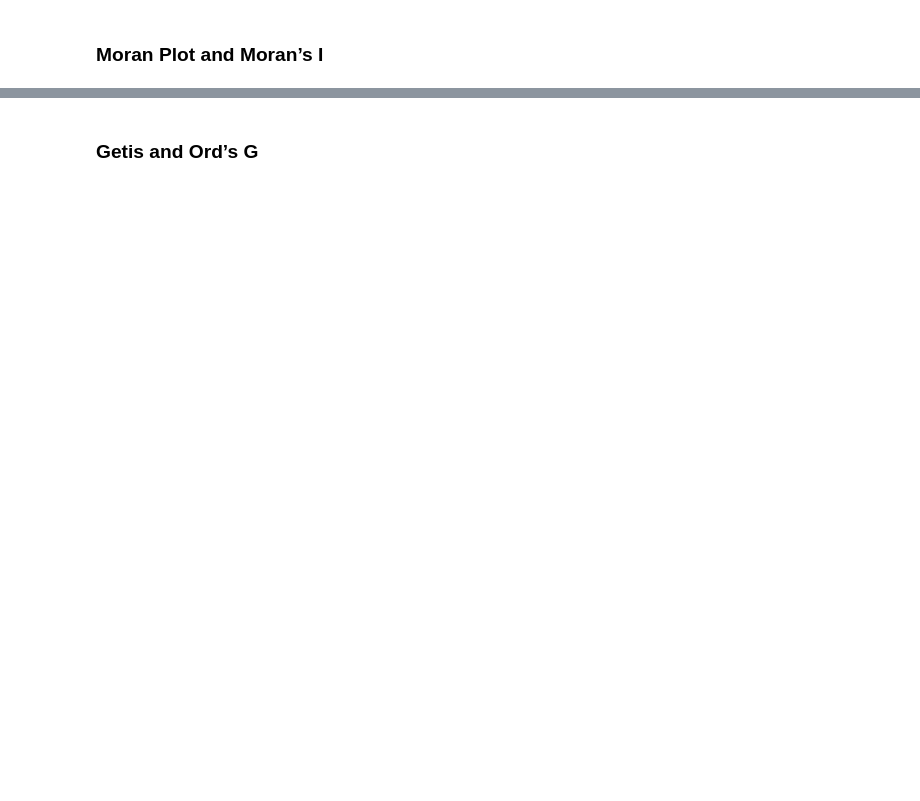
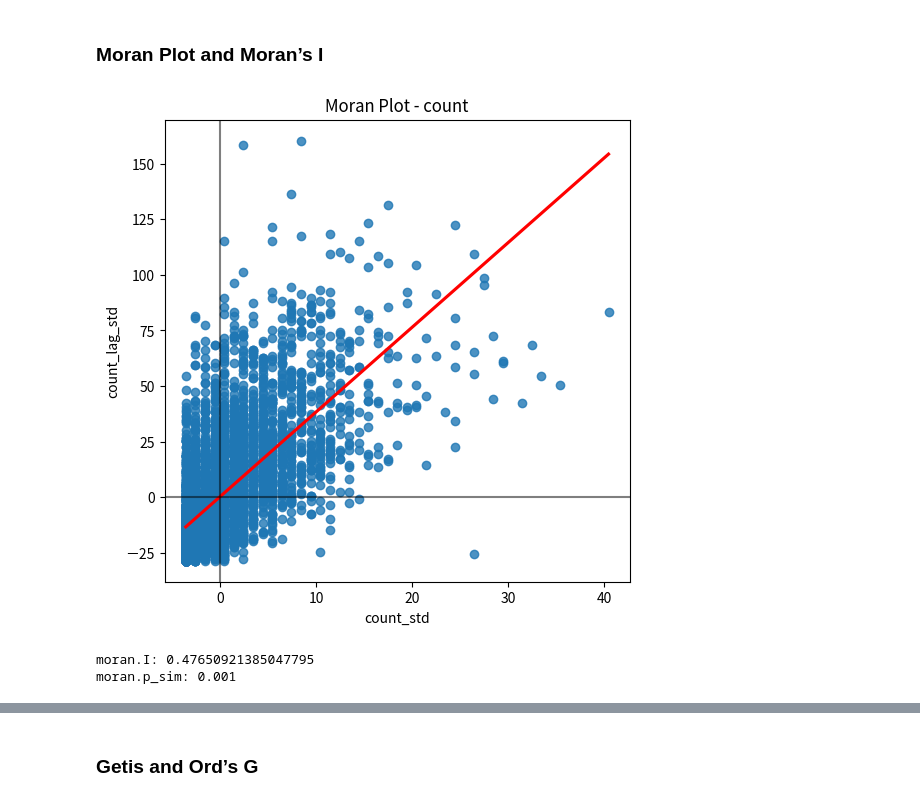
Before and after one commit to kevin7261/Geographic-Data-Science-with-Python, a Jupyter notebook: 全域空間自相關.ipynb, the cells around one changed output, grey strips where cells are left out. Cells and saved outputs as stored; diff of their text form; code cells hidden in the pictures; blank space fills up the shorter version.

```diff
--- a/全域空間自相關.ipynb
+++ b/全域空間自相關.ipynb
@@ -90,6 +91,8 @@ WORKSHEET_NAME = "15_台南市區_合併位置"
 ANALYSIS_FIELD_NAME = "count"
 ANALYSIS_FIELD_NAME_LAG = f"{ANALYSIS_FIELD_NAME}_lag"
 ANALYSIS_FIELD_NAME_BINARY = f"{ANALYSIS_FIELD_NAME}_binary"
+ANALYSIS_FIELD_NAME_STD = f"{ANALYSIS_FIELD_NAME}_std"
+ANALYSIS_FIELD_NAME_LAG_STD = f"{ANALYSIS_FIELD_NAME}_lag_std"
 # %%
 # @title 安裝套件
 
@@ -615,23 +664,26 @@ jc.p_sim_bw
 # %% [markdown]
 ### Moran Plot and Moran’s I
 # %%
-db["count_std"] = db[ANALYSIS_FIELD_NAME] - db[ANALYSIS_FIELD_NAME].mean() # 標準差
-db["count_lag_std"] = weights.lag_spatial(
-    w, db["count_std"]
+# @title 計算標準差
+db[ANALYSIS_FIELD_NAME_STD] = db[ANALYSIS_FIELD_NAME] - db[ANALYSIS_FIELD_NAME].mean() # 標準差
+db[ANALYSIS_FIELD_NAME_LAG_STD] = weights.lag_spatial(
+    w, db[ANALYSIS_FIELD_NAME_STD]
 )
 # %%
 f, ax = plt.subplots(1, figsize=(6, 6))
 seaborn.regplot(
-    x="count_std",
-    y="count_lag_std",
+    x=ANALYSIS_FIELD_NAME_STD,
+    y=ANALYSIS_FIELD_NAME_LAG_STD,
     ci=None,
     data=db,
     line_kws={"color": "r"},
 )
 ax.axvline(0, c="k", alpha=0.5)
 ax.axhline(0, c="k", alpha=0.5)
-ax.set_title("Moran Plot - Count")
+ax.set_title(f"Moran Plot - {ANALYSIS_FIELD_NAME}")
 plt.show()
+# %% [output]
+[figure, added]
 # %%
 w.transform = "R" # ✅ 將空間權重矩陣 w 標準化為「行標準化（Row-standardized）」
 moran = esda.moran.Moran(db[ANALYSIS_FIELD_NAME], w)
@@ -642,2 +690,8 @@ moran.p_sim # ✅ 結果具有統計顯著性（空間自相關成立）
+# %%
+print(f"moran.I: {moran.I}")
+print(f"moran.p_sim: {moran.p_sim}") # ✅ 結果具有統計顯著性（空間自相關成立）
+# %% [output]
+moran.I: 0.47650921385047795
+moran.p_sim: 0.001
 # %%
 plot_moran(moran);
```
Also changed, not shown: parts of 33 cells of this notebook, 1 other file.
